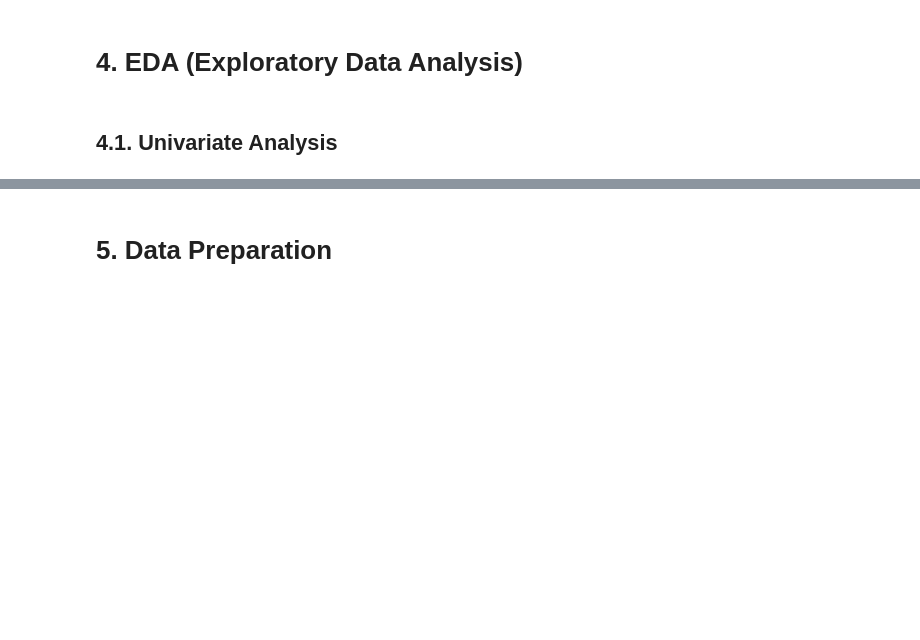
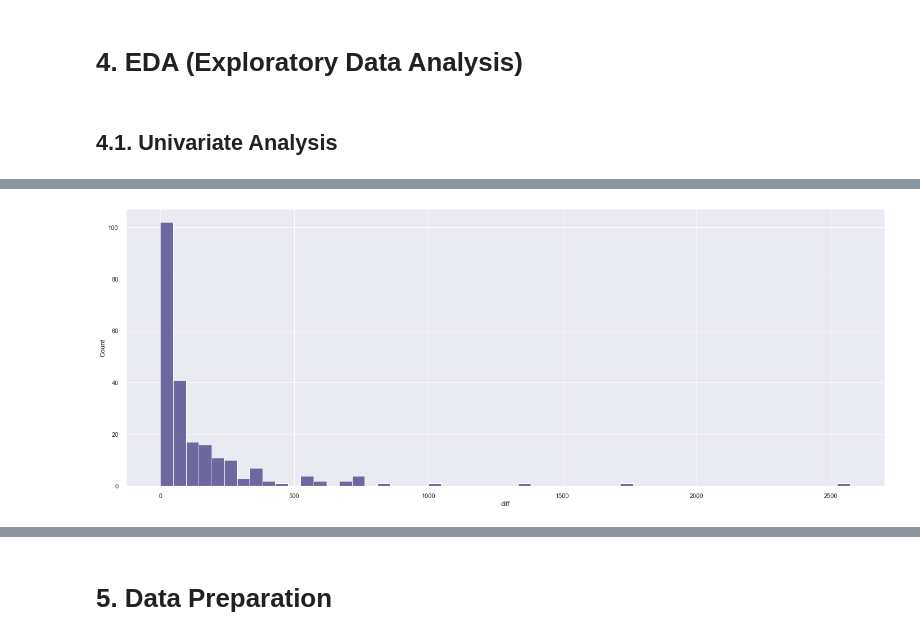
Before and after one commit to Matheus-Homem/international_bank_marketing, a Jupyter notebook: notebooks/c4_exploratory_data_analysis.ipynb, the cells around one changed output, grey strips where cells are left out. Drawn from its saved outputs; the diff is of its cells as text; code cells hidden in the pictures; blank space fills up the shorter version.

```diff
--- a/notebooks/c4_exploratory_data_analysis.ipynb
+++ b/notebooks/c4_exploratory_data_analysis.ipynb
@@ -18,3 +22,5 @@ from pandas_profiling import ProfileReport
+# %%
+viridis = cm.get_cmap('viridis', 12)(0.2)
 # %% [markdown]
 ## 0.2. Helper Functions
 # %%
@@ -230,6 +236,6 @@ df_ref.sample(5).T
 # %% [markdown]
 # 4. EDA (Exploratory Data Analysis)
 # %%
-df4 = df_ref.copy()
+df4 = df3.copy()
 # %% [markdown]
 ## 4.1. Univariate Analysis
@@ -246,0 +276,4 @@ for k in range(16):
+# %%
+df4['diff'] = df4['balance'] - df4['credit_limit']
+
+df4[df4['diff'].isin(df4['diff'].sort_values(ascending=False)[:5].values.tolist())]
@@ -246,0 +287,5 @@ for k in range(16):
+# %%
+# Histplot of cases that have balance over credit_limit
+sns.histplot(df4[df4['diff']>0]['diff'],color=viridis);
+# %% [output]
+[figure, added]
```
Also changed, not shown: parts of 34 cells of this notebook.
